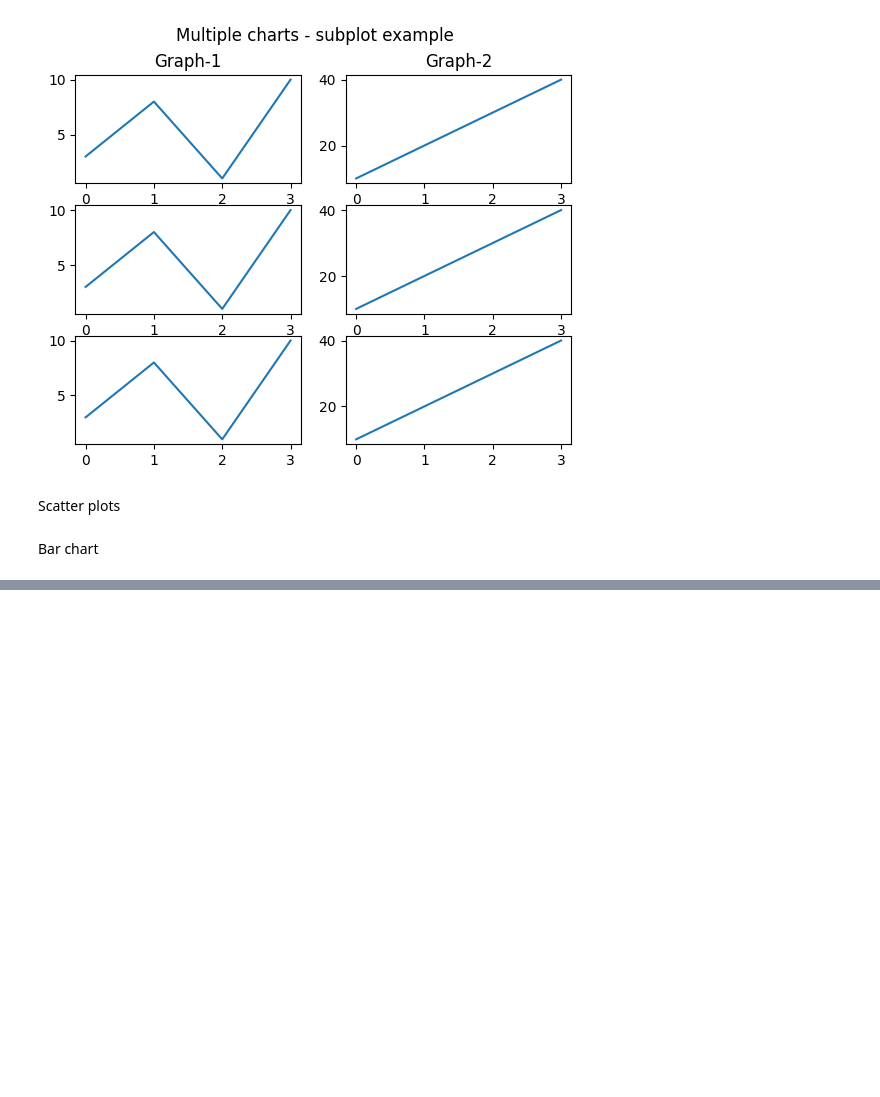
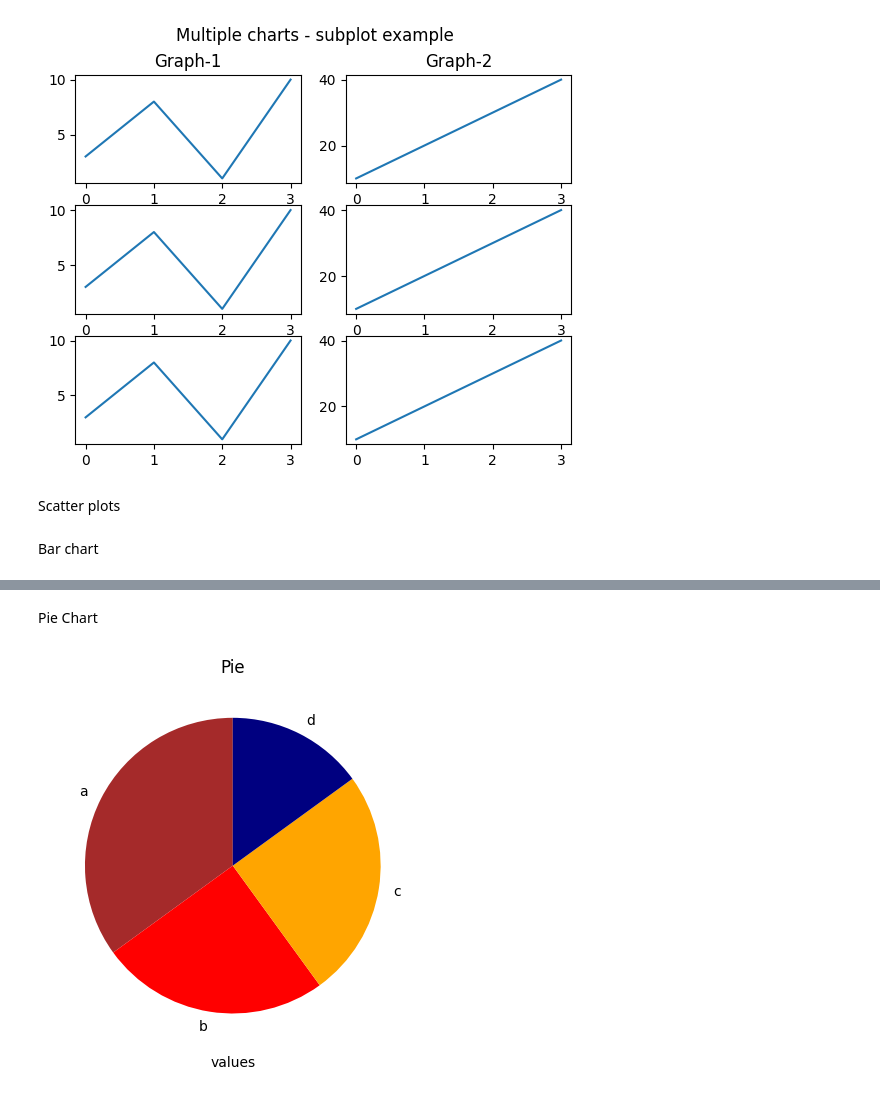
Before and after one commit to TheMissingZero/MachineLearning, a Jupyter notebook: ML_DAY_7_self.ipynb, the cells around one changed output, grey strips where cells are left out. Saved outputs shown, nothing was run; the diff lists cells and outputs as text; code cells hidden in the pictures; blank space fills up the shorter version.

```diff
--- a/ML_DAY_7_self.ipynb
+++ b/ML_DAY_7_self.ipynb
@@ -203,0 +211,12 @@ plt.show()
+# %% [markdown]
+Pie Chart
+# %%
+y = [35, 25, 25, 15] # sum should be 100
+varlab = ['a','b','c','d']
+varcolor = ['brown', 'red', 'orange', 'navy', 'green']
+plt.pie(y, labels=varlab, startangle=90, colors=varcolor)
+plt.xlabel("values")
+plt.title("Pie")
+plt.show()
+# %% [output]
+[figure, added]
```
Also changed, not shown: parts of 6 cells of this notebook.
